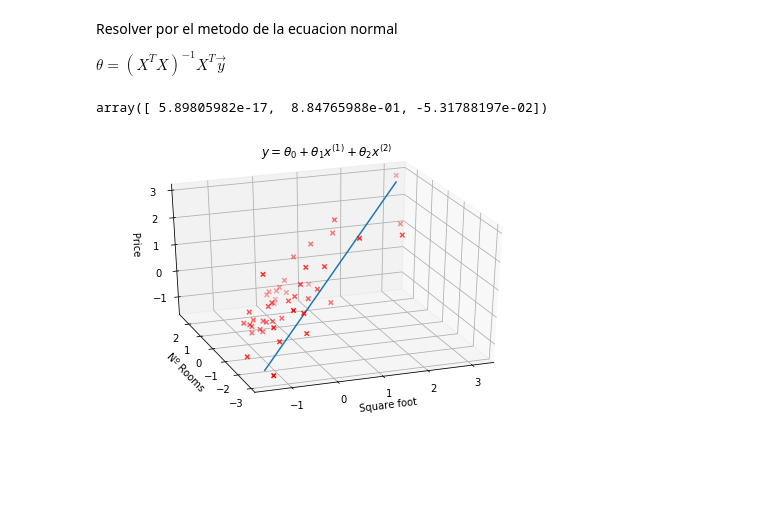
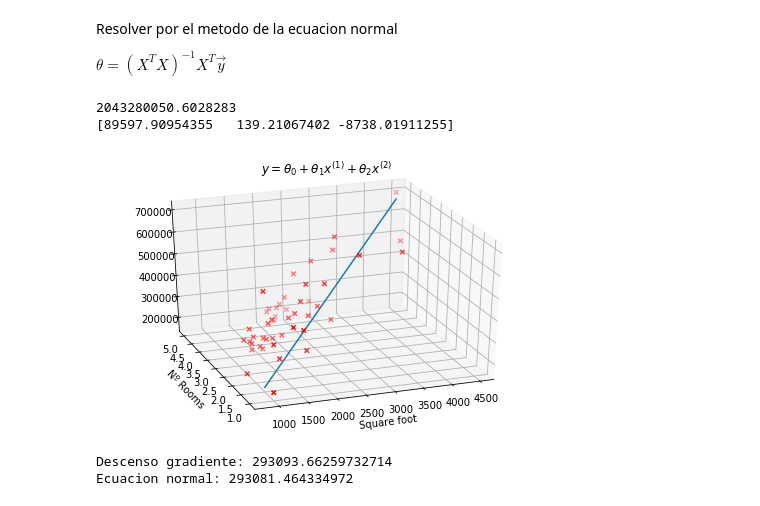
Before and after one commit to GuillermoOvejeroSanchez/Aprendizaje-Automatico, a Jupyter notebook: LinearRegression/LinearRegression.ipynb, the cells around one changed output. Cells and saved outputs as stored; diff of their text form; code cells hidden in the pictures; blank space fills up the shorter version.

```diff
--- a/LinearRegression/LinearRegression.ipynb
+++ b/LinearRegression/LinearRegression.ipynb
@@ -222,6 +222,17 @@ datos[:3]
 array([[2.104e+03, 3.000e+00, 3.999e+05],
        [1.600e+03, 3.000e+00, 3.299e+05],
        [2.400e+03, 3.000e+00, 3.690e+05]])
+# %%
+X = datos[:, :-1]
+np.shape(X) # (47, 2)
+
+Y = datos[:, -1]
+np.shape(Y) # (47,)
+m = np.shape(X)[0]
+n = np.shape(X)[1]
+
+# añadimos una columna de 1's a la X
+X = np.hstack([np.ones([m, 1]), X])
 # %%
 def normalize(X):
     '''Normaliza los datos de la matriz X
@@ -299,33 +329,53 @@ Resolver por el metodo de la ecuacion normal
 $\theta = (X^{T}X)^{-1} X^{T}\vec{y}{\,}$
 # %%
 def normal_equation(X, Y):
-    Aux1 = np.dot(X.T,X)
+    Aux1 = np.matmul(X.T,X)
     I = np.linalg.pinv(Aux1)
-    Aux2 = np.dot(I,X.T)
-    return np.dot(Aux2,Y)
+    Aux2 = np.matmul(I,X.T)
+    return np.matmul(Aux2,Y)
 
-Theta = normal_equation(X_norm,Y_norm)
-Theta
+Theta_normal = normal_equation(X,Y)
+print(coste(X,Y,Theta_normal))
+print(Theta_normal)
 # %% [output]
-array([ 5.89805982e-17,  8.84765988e-01, -5.31788197e-02])
+2043280050.6028283
+[89597.90954355   139.21067402 -8738.01911255]
 # %%
-#fig 3 3d plot of theta & cost
-fig = plt.figure(3, figsize=(8,5))
+#3d plot of linear regresion  with multiple variables
+fig = plt.figure(figsize=(8,5))
 
 ax = fig.gca(projection='3d')
 ax.set_title(r'$y = \theta_{0} + \theta_{1}x^{(1)} + \theta_{2}x^{(2)}$')
 ax.set_xlabel("Square foot")
 ax.set_ylabel("Nº Rooms")
-ax.set_zlabel("Price") #valor a predecir
+#ax.set_zlabel("Price") #valor a predecir
 ax.view_init(30, 250)
-#plt.figure(3)
-ax.scatter(X_norm[:,1], X_norm[:,2],Y_norm, c='r', label='Cost', marker='x')
+ax.scatter(X[:,1], X[:,2],Y, c='r', label='Cost', marker='x')
 
-x_1 = np.linspace(min(X_norm[:,1]), max(X_norm[:,1]),47)
-x_2 = np.linspace(min(X_norm[:,2]), max(X_norm[:,2]),47)
-y = Theta[0] + Theta[1]*x_1 + Theta[2]*x_2
+x_1 = np.linspace(min(X[:,1]), max(X[:,1]),47)
+x_2 = np.linspace(min(X[:,2]), max(X[:,2]),47)
+y = Theta_normal[0] + Theta_normal[1]*x_1 + Theta_normal[2]*x_2
 
 ax.plot(x_1,x_2,y)
 plt.show()
 # %% [output]
-[figure, old version]
+[figure, new version]
+# %%
+casa = np.array([1650,3])
+
+# Datos normalizados para modelo de descenso del gradiente
+casa_norm = (casa - mu[:-1])
+casa_norm = casa_norm / sigma[:-1]
+
+# Probamos el descenso del gradiente y desnormalizamos el resultado
+gradient_predict = np.matmul(np.append(np.array([1]),casa_norm), Theta) * sigma[-1]
+gradient_predict = gradient_predict + mu[-1]
+
+# Probamos la ecuación normal
+normal_predict = np.matmul(np.append(np.array([1]),casa), Theta_normal)
+
+print("Descenso gradiente:",gradient_predict)
+print("Ecuacion normal:",normal_predict)
+# %% [output]
+Descenso gradiente: 293093.66259732714
+Ecuacion normal: 293081.464334972
```
Also changed, not shown: parts of 6 cells of this notebook.
